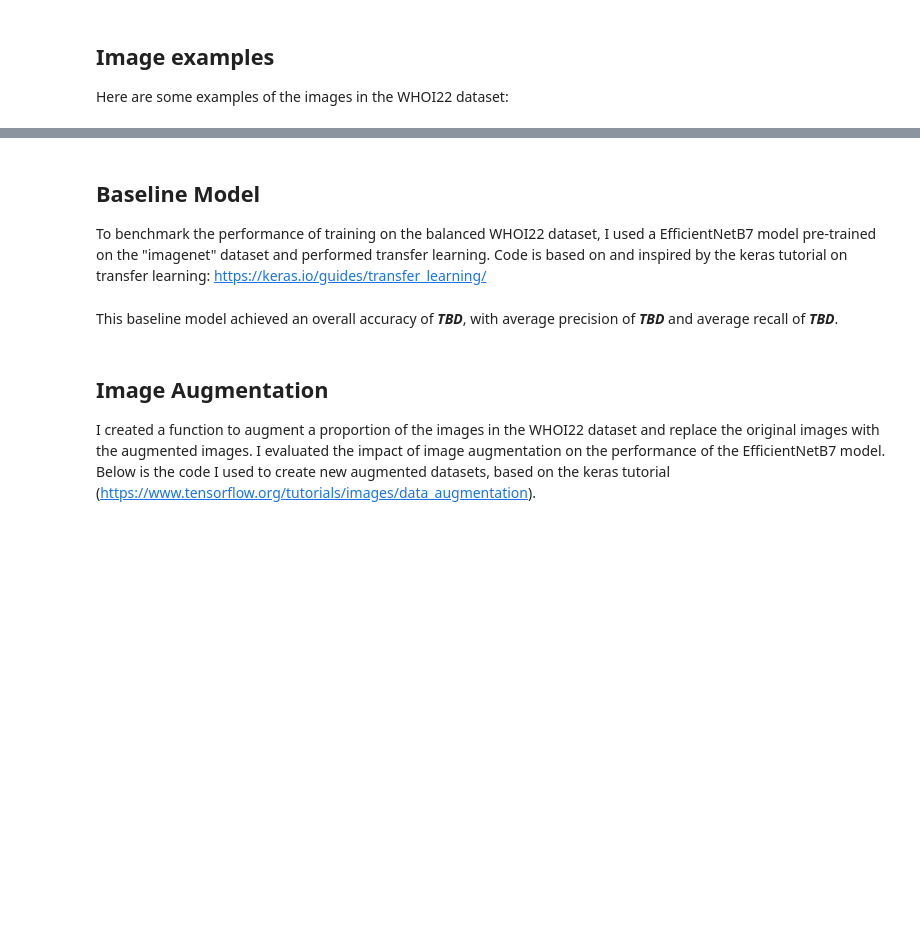
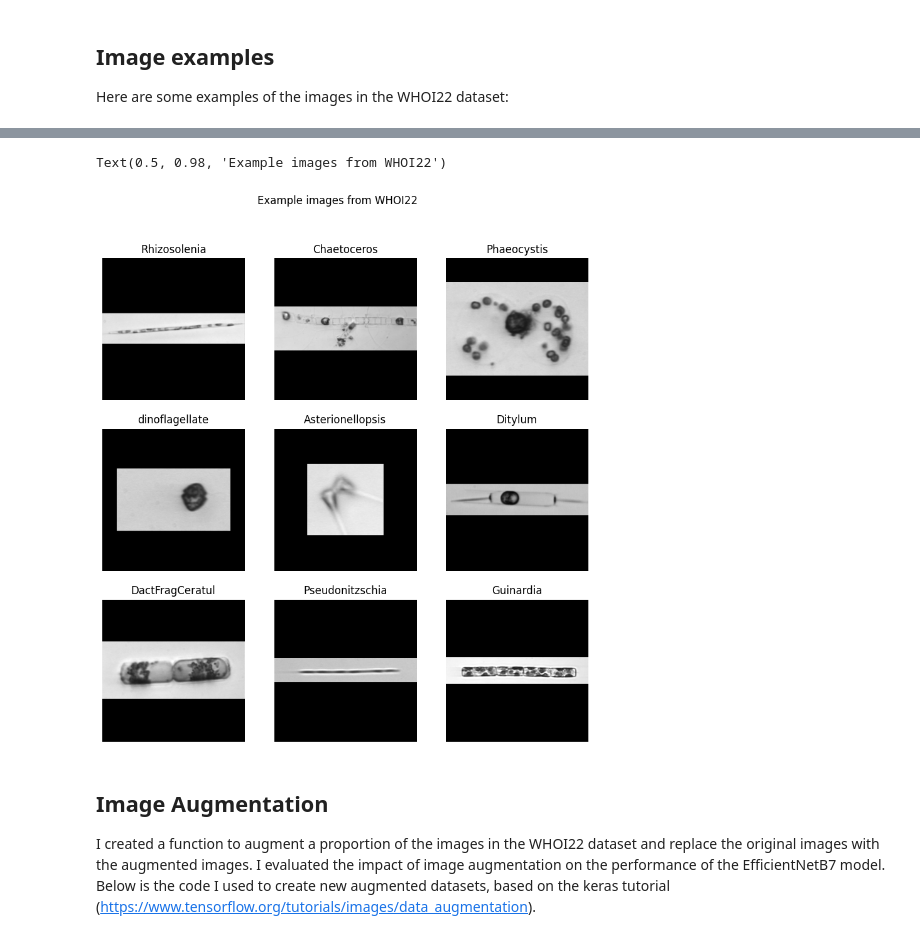
Before and after one commit to microlei/plankton, a Jupyter notebook: report.ipynb, the cells around one changed output, grey strips where cells are left out. Cells and saved outputs as stored; diff of their text form; code cells hidden in the pictures; blank space fills up the shorter version.

```diff
--- a/report.ipynb
+++ b/report.ipynb
@@ -44,8 +54,10 @@ combined_data = train_data.concatenate(test_data)
 # %%
 plt.figure(figsize=(10, 10))
-for images, labels in combined_data.take(1):
+for images, labels in train_data.take(1):
     for i in range(9):
         ax = plt.subplot(3, 3, i + 1)
         plt.imshow(np.array(images[i]).astype("uint8"))
-        plt.title(combined_data.class_names[tf.argmax(labels[i])])
+        plt.title(train_data.class_names[tf.argmax(labels[i])])
         plt.axis("off")
+plt.suptitle("Example images from WHOI22")
+# %% [output]
@@ -52,4 +65,2 @@ for images, labels in combined_data.take(1):
+Text(0.5, 0.98, 'Example images from WHOI22')
+[figure, added]
-# %% [markdown]
-## Baseline Model
-
-To benchmark the performance of training on the balanced WHOI22 dataset, I used a EfficientNetB7 model pre-trained on the "imagenet" dataset and performed transfer learning. Code is based on and inspired by the keras tutorial on transfer learning: https://keras.io/guides/transfer_learning/
@@ -79,2 +66,0 @@ model.summary()
-# %% [markdown]
-This baseline model achieved an overall accuracy of ***TBD***, with average precision of ***TBD*** and average recall of ***TBD***.
```
Also changed, not shown: parts of 23 cells of this notebook, 1 other file.
